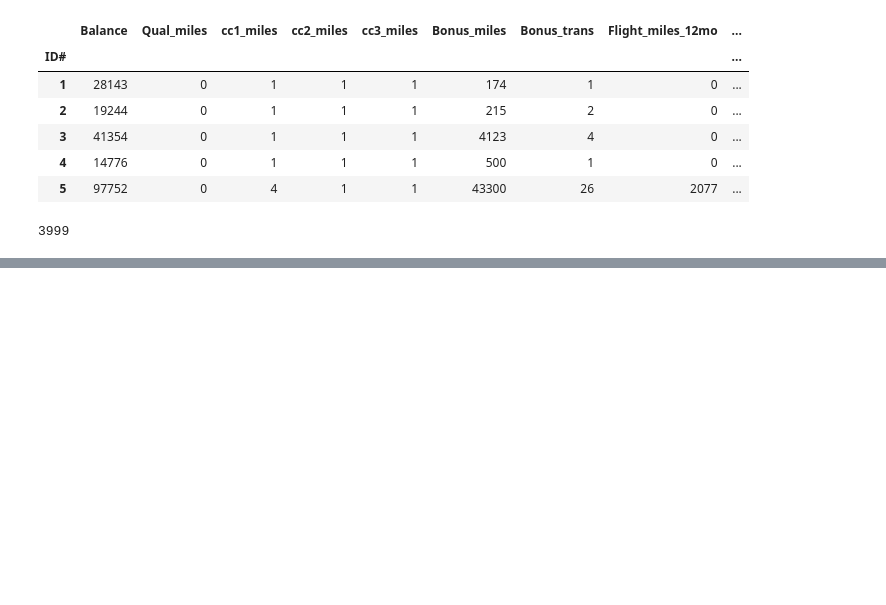
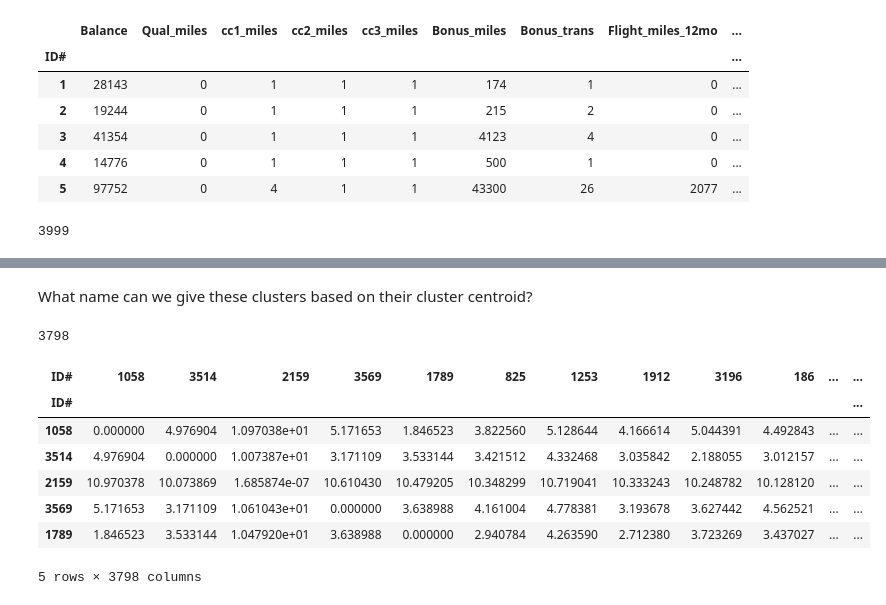
Before and after one commit to Damilare1989/Business-Analytics-Exercises, a Jupyter notebook: Chap15_4.ipynb, the cells around one changed output, grey strips where cells are left out. Saved outputs shown, nothing was run; the diff lists cells and outputs as text; code cells hidden in the pictures; blank space fills up the shorter version.

```diff
--- a/Chap15_4.ipynb
+++ b/Chap15_4.ipynb
@@ -30,0 +76,2 @@ len(ewa)
+# %% [markdown]
+What name can we give these clusters based on their cluster centroid?
@@ -30,0 +81,22 @@ len(ewa)
+# %%
+len(ewa1)
+# %% [output]
+3798
+# %%
+ewa1.set_index('ID#', inplace = True)
+
+# scikit-learn uses population standard deviation
+ewa1_df_norm = ewa1.apply(preprocessing.scale, axis=0)
+
+# compute normalized distance based on Sales and Fuel Cost
+d_norm = pairwise.pairwise_distances(ewa1_df_norm, metric='euclidean')
+pd.DataFrame(d_norm, columns=ewa1.index, index=ewa1.index).head(5)
+# %% [output]
+| ID# | 1058 | 3514 | 2159 | 3569 | 1789 | 825 | 1253 | 1912 | 3196 | 186 | ... | ... |
+| ID# |  |  |  |  |  |  |  |  |  |  |  | ... |
+| 1058 | 0.000000 | 4.976904 | 1.097038e+01 | 5.171653 | 1.846523 | 3.822560 | 5.128644 | 4.166614 | 5.044391 | 4.492843 | ... | ... |
+| 3514 | 4.976904 | 0.000000 | 1.007387e+01 | 3.171109 | 3.533144 | 3.421512 | 4.332468 | 3.035842 | 2.188055 | 3.012157 | ... | ... |
+| 2159 | 10.970378 | 10.073869 | 1.685874e-07 | 10.610430 | 10.479205 | 10.348299 | 10.719041 | 10.333243 | 10.248782 | 10.128120 | ... | ... |
+| 3569 | 5.171653 | 3.171109 | 1.061043e+01 | 0.000000 | 3.638988 | 4.161004 | 4.778381 | 3.193678 | 3.627442 | 4.562521 | ... | ... |
+| 1789 | 1.846523 | 3.533144 | 1.047920e+01 | 3.638988 | 0.000000 | 2.940784 | 4.263590 | 2.712380 | 3.723269 | 3.437027 | ... | ... |
+5 rows × 3798 columns
```
Also changed, not shown: parts of 15 cells of this notebook.
